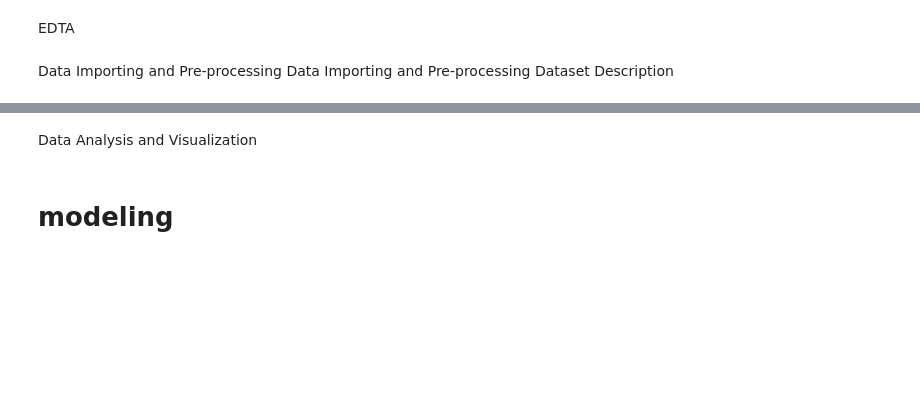
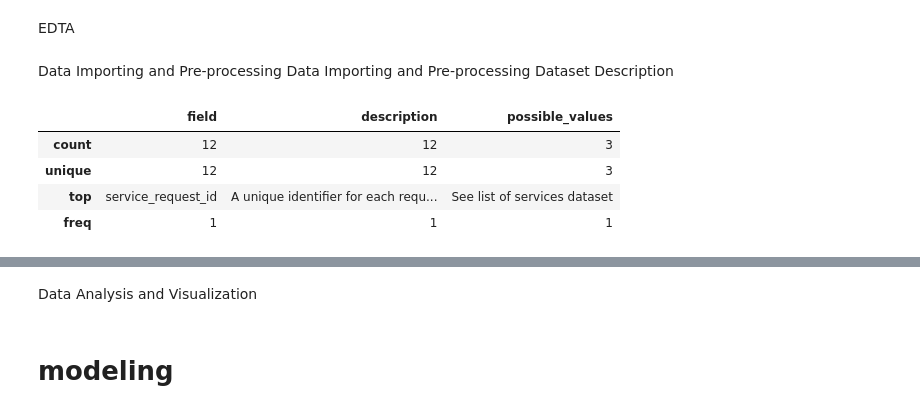
Before and after one commit to ggarcia949/504_final-, a Jupyter notebook: 504_final_.ipynb, the cells around one changed output, grey strips where cells are left out. Drawn from its saved outputs; the diff is of its cells as text; code cells hidden in the pictures; blank space fills up the shorter version.

```diff
--- a/504_final_.ipynb
+++ b/504_final_.ipynb
@@ -18,0 +42,9 @@ Dataset Description
+# %%
+#seeing the data
+df1.describe()
+# %% [output]
+|  | field | description | possible_values |
+| count | 12 | 12 | 3 |
+| unique | 12 | 12 | 3 |
+| top | service_request_id | A unique identifier for each requ... | See list of services dataset |
+| freq | 1 | 1 | 1 |
```
Also changed, not shown: parts of 8 cells of this notebook.
